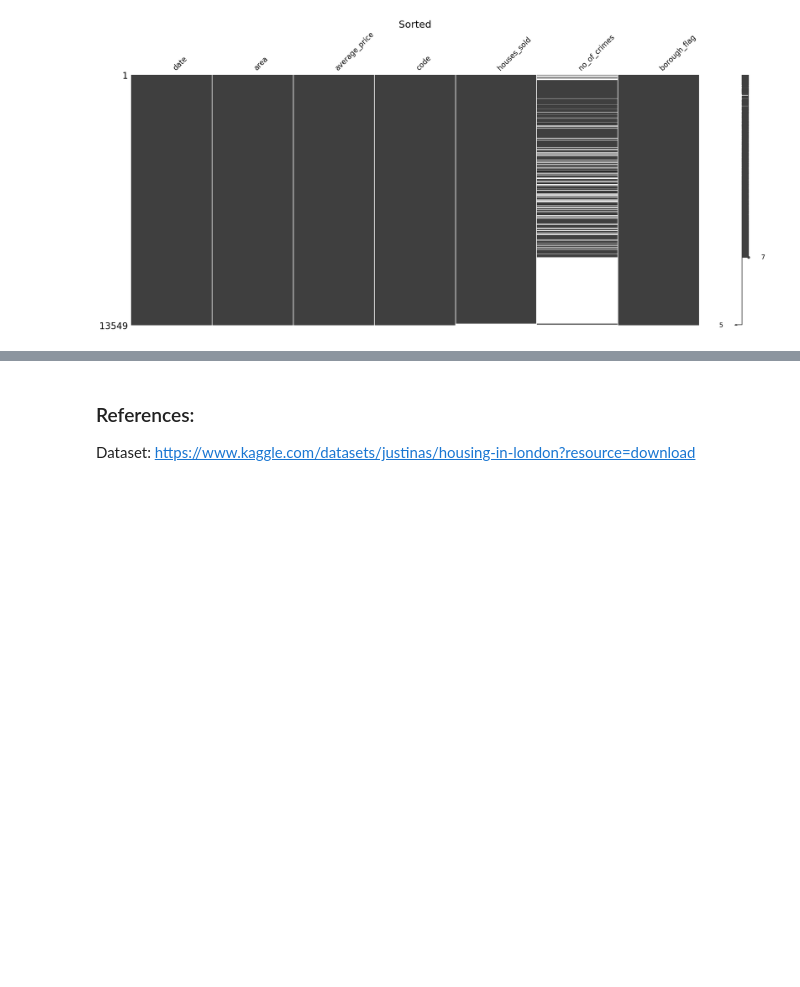
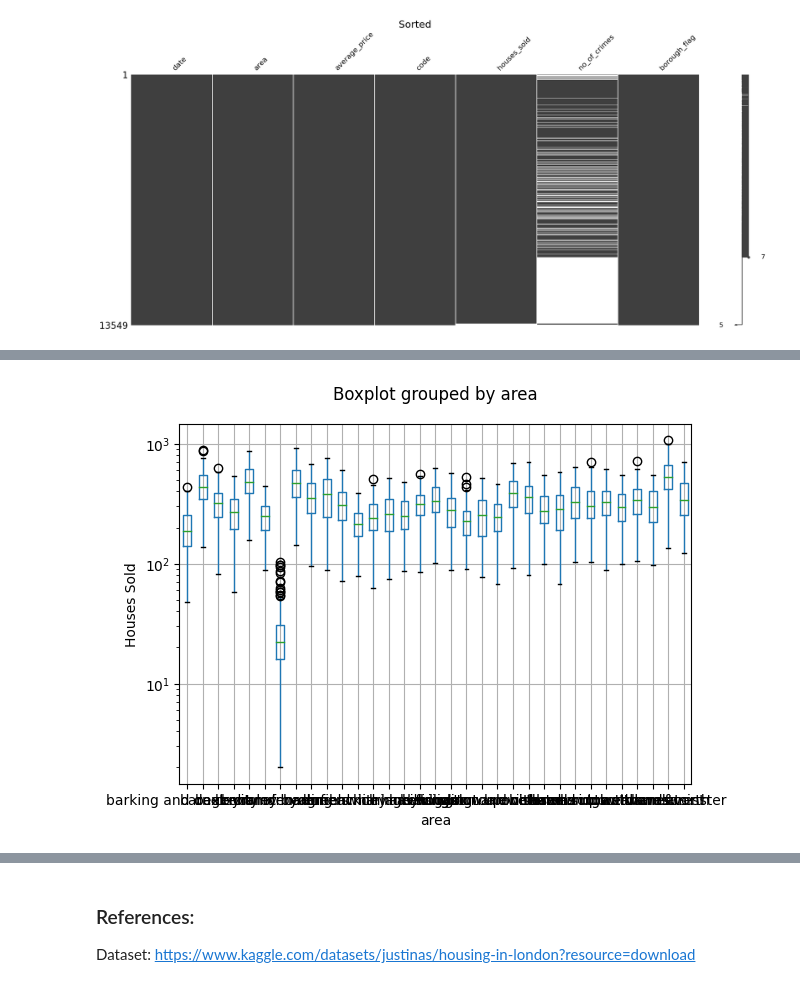
Before and after one commit to bennyandthejetss/ML_Lab1, a Jupyter notebook: Lab1.ipynb, the cells around one changed output, grey strips where cells are left out. Saved outputs shown, nothing was run; the diff lists cells and outputs as text; code cells hidden in the pictures; blank space fills up the shorter version.

```diff
--- a/Lab1.ipynb
+++ b/Lab1.ipynb
@@ -146,0 +160,7 @@ memory usage: 529.4+ KB
+# %%
+ax = df_imputed_sic.boxplot(column='houses_sold', by = 'area') # group by class
+plt.ylabel('Houses Sold')
+plt.title('')
+ax.set_yscale('log')
+# %% [output]
+[figure, added]
```
Also changed, not shown: parts of 6 cells of this notebook.
